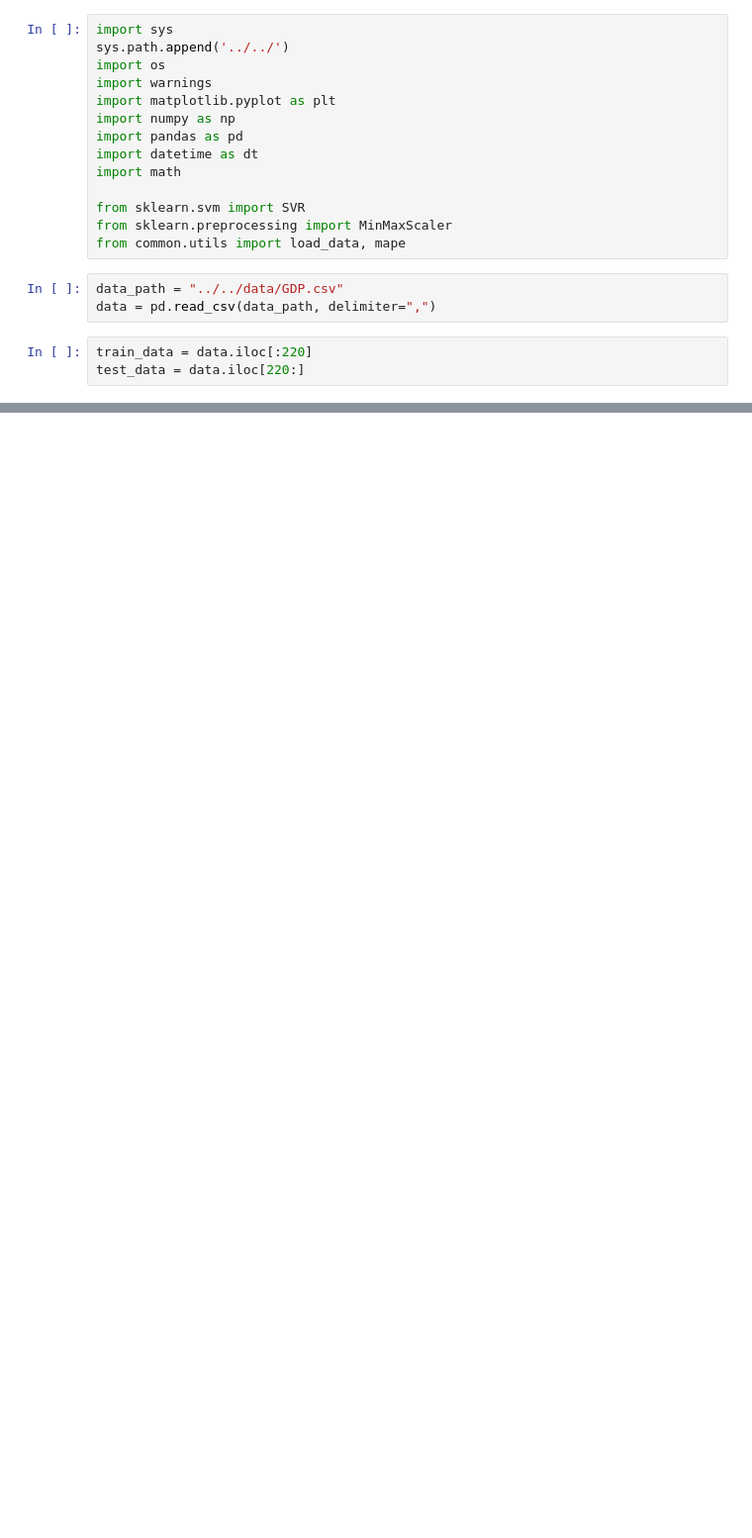
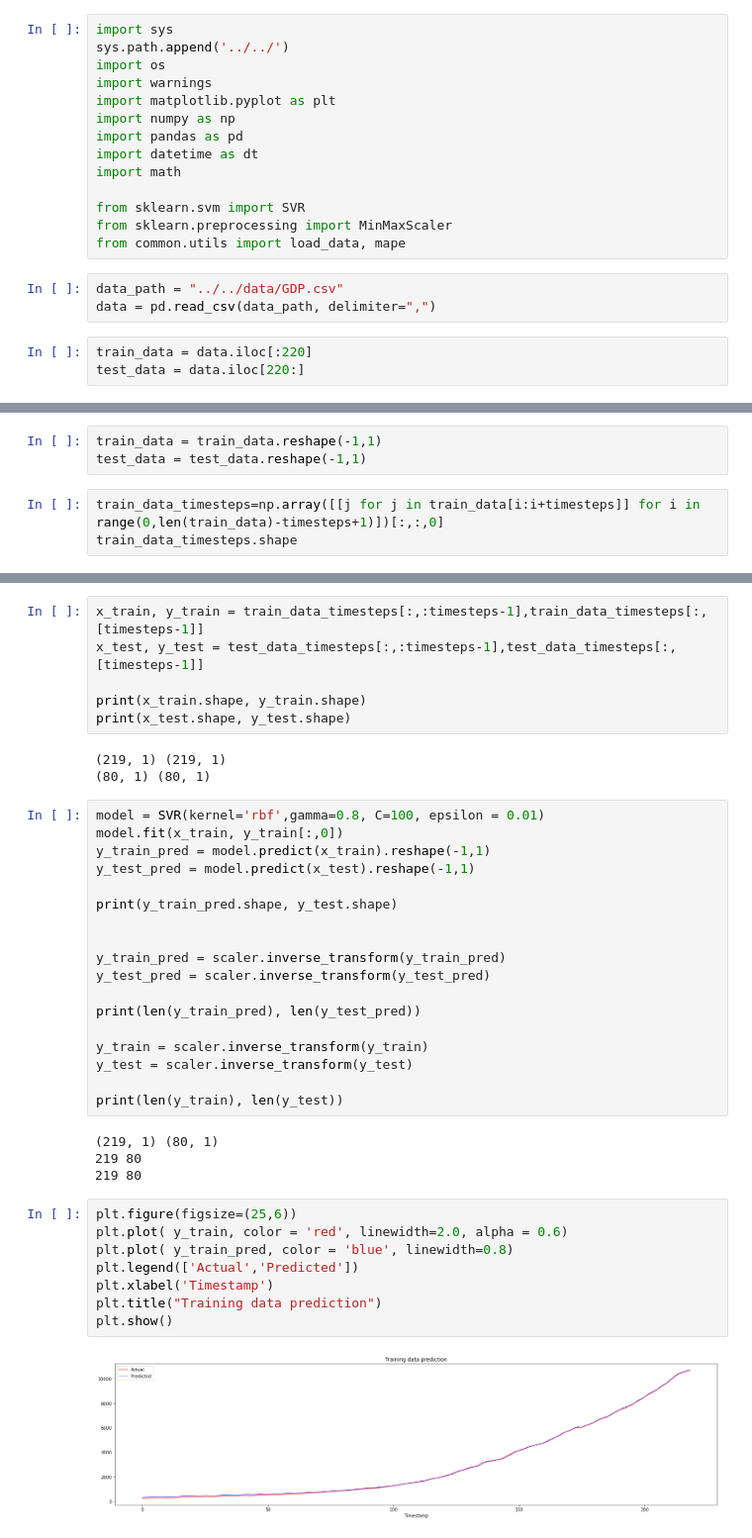
Before and after one commit to funkbaer/ML-For-Beginners, a Jupyter notebook: 7-TimeSeries/3-SVR/working/assignment.ipynb, the cells around one changed output, grey strips where cells are left out. Shown: that part at 99% size. Saved outputs shown, nothing was run; the diff lists cells and outputs as text; blank space fills up the shorter version.

```diff
--- a/7-TimeSeries/3-SVR/working/assignment.ipynb
+++ b/7-TimeSeries/3-SVR/working/assignment.ipynb
@@ -38,0 +42,6 @@ test['GDP'] = scaler.transform(test_data)
+# %%
+train_data = train_data.reshape(-1,1)
+test_data = test_data.reshape(-1,1)
+# %%
+train_data_timesteps=np.array([[j for j in train_data[i:i+timesteps]] for i in range(0,len(train_data)-timesteps+1)])[:,:,0]
+train_data_timesteps.shape
@@ -38,0 +55,41 @@ test['GDP'] = scaler.transform(test_data)
+# %%
+x_train, y_train = train_data_timesteps[:,:timesteps-1],train_data_timesteps[:,[timesteps-1]]
+x_test, y_test = test_data_timesteps[:,:timesteps-1],test_data_timesteps[:,[timesteps-1]]
+
+print(x_train.shape, y_train.shape)
+print(x_test.shape, y_test.shape)
+# %% [output]
+(219, 1) (219, 1)
+(80, 1) (80, 1)
+# %%
+model = SVR(kernel='rbf',gamma=0.8, C=100, epsilon = 0.01)
+model.fit(x_train, y_train[:,0])
+y_train_pred = model.predict(x_train).reshape(-1,1)
+y_test_pred = model.predict(x_test).reshape(-1,1)
+
+print(y_train_pred.shape, y_test.shape)
+
+
+y_train_pred = scaler.inverse_transform(y_train_pred)
+y_test_pred = scaler.inverse_transform(y_test_pred)
+
+print(len(y_train_pred), len(y_test_pred))
+
+y_train = scaler.inverse_transform(y_train)
+y_test = scaler.inverse_transform(y_test)
+
+print(len(y_train), len(y_test))
+# %% [output]
+(219, 1) (80, 1)
+219 80
+219 80
+# %%
+plt.figure(figsize=(25,6))
+plt.plot( y_train, color = 'red', linewidth=2.0, alpha = 0.6)
+plt.plot( y_train_pred, color = 'blue', linewidth=0.8)
+plt.legend(['Actual','Predicted'])
+plt.xlabel('Timestamp')
+plt.title("Training data prediction")
+plt.show()
+# %% [output]
+[figure, added]
```
Also changed, not shown: parts of 5 cells of this notebook, 1 other file.
